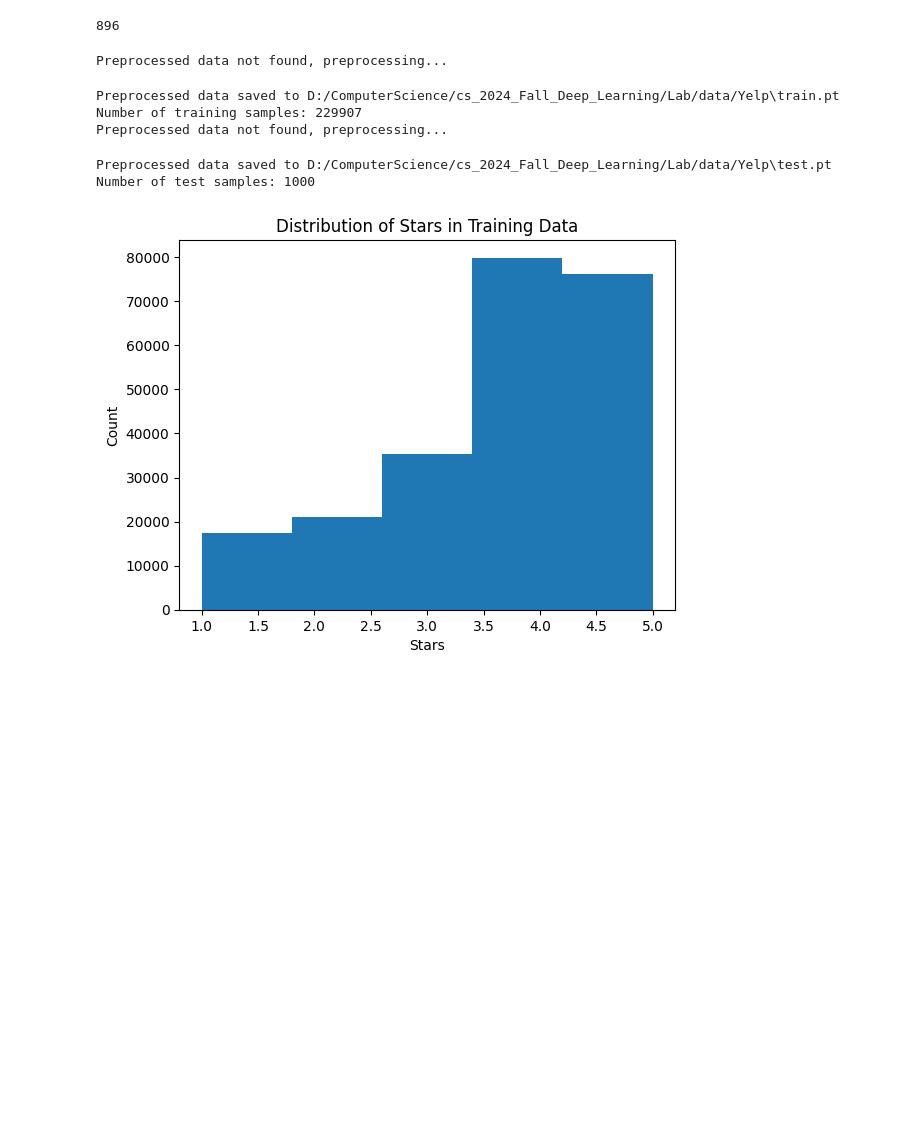
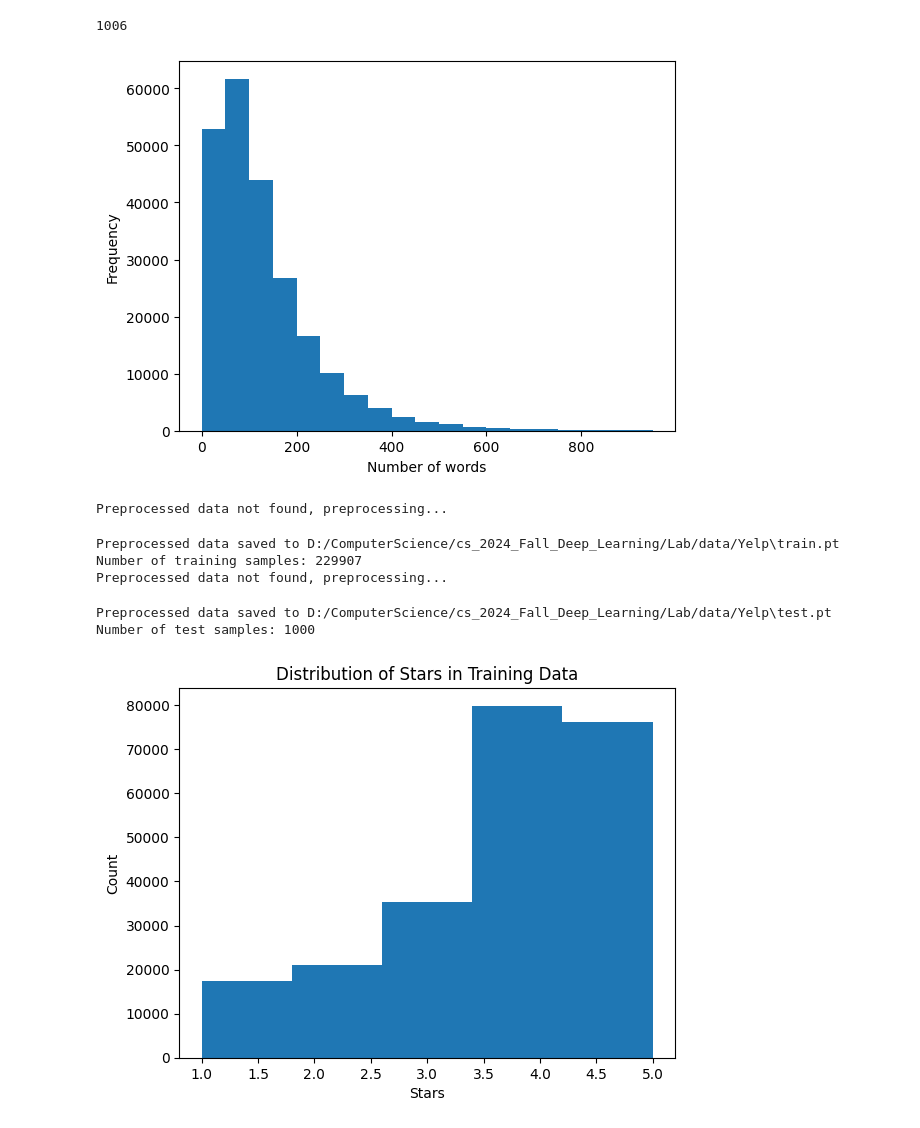
Before and after one commit to Rainzor/Deep-Learning, a Jupyter notebook: Lab3_RNN/test.ipynb, the cells around one changed output. Cells and saved outputs as stored; diff of their text form; code cells hidden in the pictures; blank space fills up the shorter version.

```diff
--- a/Lab3_RNN/test.ipynb
+++ b/Lab3_RNN/test.ipynb
@@ -34,11 +34,20 @@ def read_json(file_path):
                 star = rdata.get('stars', None)
                 word_counts.append(len(text.split()))
         return word_counts
-file_path = os.path.join(data_dir, 'test.json')
+file_path = os.path.join(data_dir, 'train.json')
 word_counts = read_json(file_path)
 print(max(word_counts))
 # %% [output]
-896
+1006
+# %%
+import matplotlib.pyplot as plt
+plt.hist(word_counts, bins=range(0, 1000, 50))
+plt.xlabel('Number of words')
+plt.ylabel('Frequency')
+plt.title('Histogram of number of words in Yelp reviews(train)')
+plt.show()
+# %% [output]
+[figure, added]
 # %%
 # Define the data structure
 @dataclass
```
Also changed, not shown: 6 other files.
